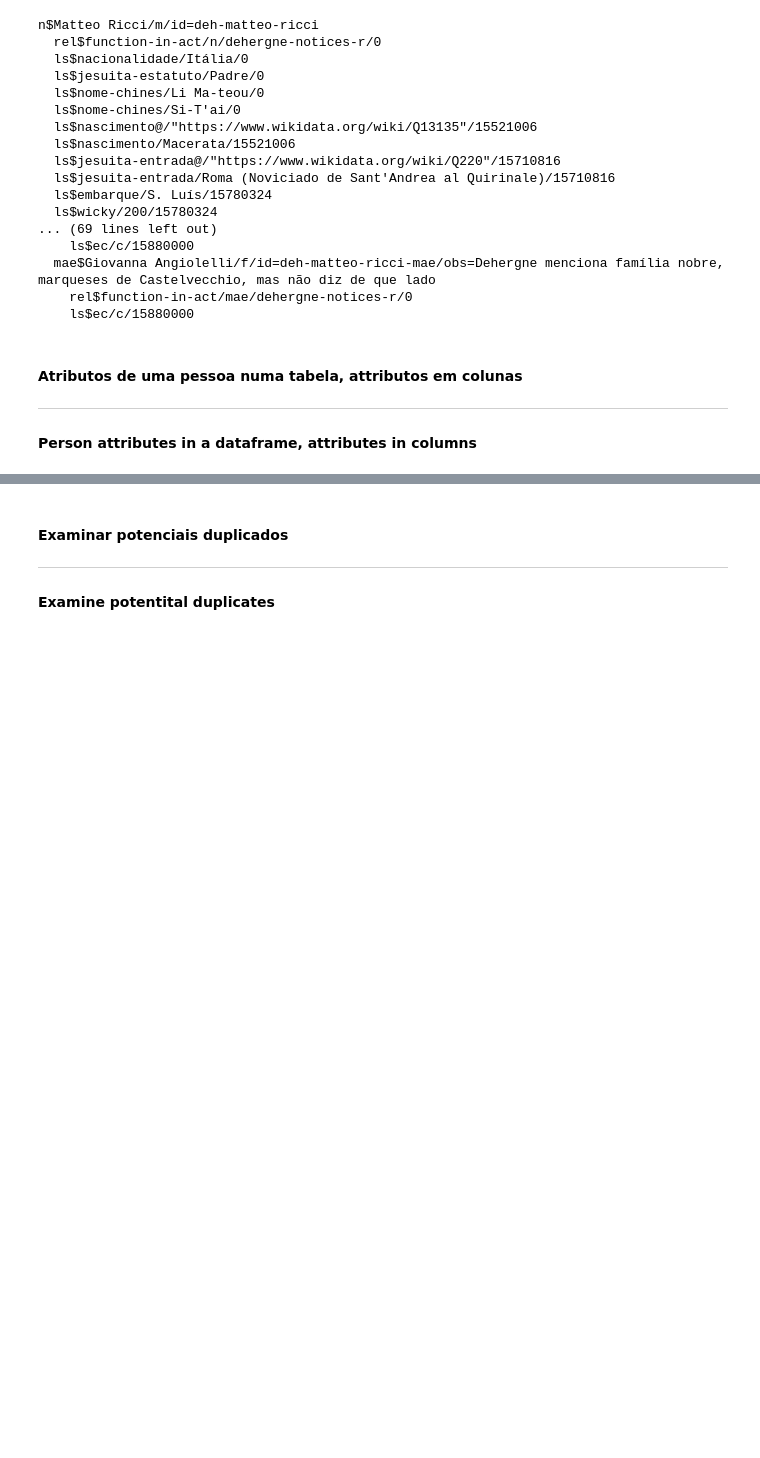
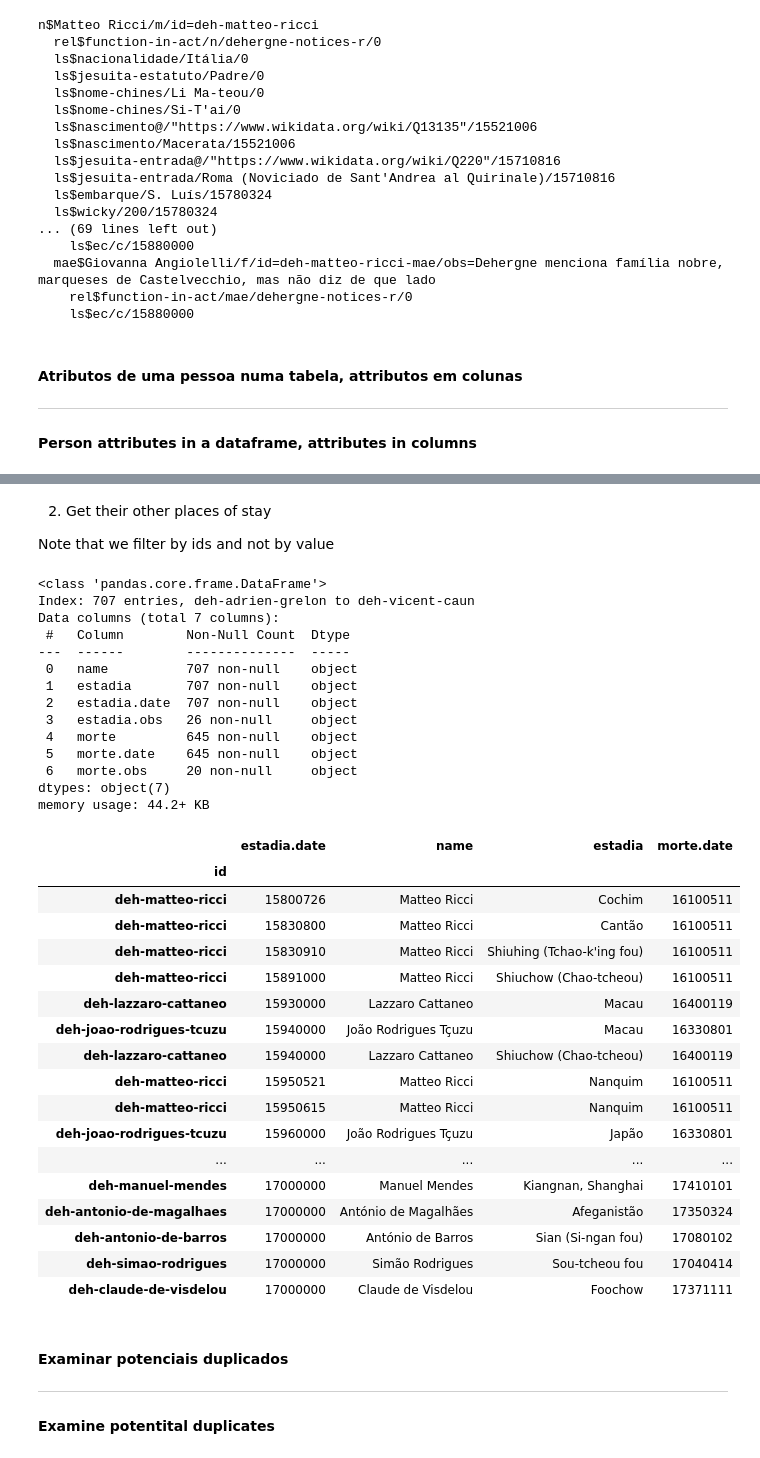
Before and after one commit to joaquimrcarvalho/dehergne-locations, a Jupyter notebook: notebooks/0-tutorial.ipynb, the cells around one changed output, grey strips where cells are left out. Saved outputs shown, nothing was run; the diff lists cells and outputs as text; code cells hidden in the pictures; blank space fills up the shorter version.

```diff
--- a/notebooks/0-tutorial.ipynb
+++ b/notebooks/0-tutorial.ipynb
@@ -588,0 +596,3 @@ memory usage: 1.4+ KB
+# %%
+beijing_ids = df.index.unique()
+print(beijing_ids)
@@ -589,3 +611,53 @@ memory usage: 1.4+ KB
+# %% [markdown]
+2. Get their other places of stay
+
+Note that we filter by ids and not by value
+# %%
+df = entities_with_attribute(
+                    entity_type='person',
+                    the_type='estadia',  # we need a base attribute
+                    more_info=['name'],
+                    more_cols=['morte'],
+                    dates_in=('1580','1788'),
+                    filter_by=list(beijing_ids),
+                    db=tlnb.db,
+                    sql_echo=False)
+view_cols = ['estadia.date','name','estadia','morte.date']
+df.info()
+df[view_cols].sort_values('estadia.date')
+# %% [output]
+<class 'pandas.core.frame.DataFrame'>
+Index: 707 entries, deh-adrien-grelon to deh-vicent-caun
+Data columns (total 7 columns):
+ #   Column        Non-Null Count  Dtype
+---  ------        --------------  -----
+ 0   name          707 non-null    object
+ 1   estadia       707 non-null    object
+ 2   estadia.date  707 non-null    object
+ 3   estadia.obs   26 non-null     object
+ 4   morte         645 non-null    object
+ 5   morte.date    645 non-null    object
+ 6   morte.obs     20 non-null     object
+dtypes: object(7)
+memory usage: 44.2+ KB
+|  | estadia.date | name | estadia | morte.date |
+| id |  |  |  |  |
+| deh-matteo-ricci | 15800726 | Matteo Ricci | Cochim | 16100511 |
+| deh-matteo-ricci | 15830800 | Matteo Ricci | Cantão | 16100511 |
+| deh-matteo-ricci | 15830910 | Matteo Ricci | Shiuhing (Tchao-k'ing fou) | 16100511 |
+| deh-matteo-ricci | 15891000 | Matteo Ricci | Shiuchow (Chao-tcheou) | 16100511 |
+| deh-lazzaro-cattaneo | 15930000 | Lazzaro Cattaneo | Macau | 16400119 |
+| deh-joao-rodrigues-tcuzu | 15940000 | João Rodrigues Tçuzu | Macau | 16330801 |
+| deh-lazzaro-cattaneo | 15940000 | Lazzaro Cattaneo | Shiuchow (Chao-tcheou) | 16400119 |
+| deh-matteo-ricci | 15950521 | Matteo Ricci | Nanquim | 16100511 |
+| deh-matteo-ricci | 15950615 | Matteo Ricci | Nanquim | 16100511 |
+| deh-joao-rodrigues-tcuzu | 15960000 | João Rodrigues Tçuzu | Japão | 16330801 |
+| ... | ... | ... | ... | ... |
+| deh-manuel-mendes | 17000000 | Manuel Mendes | Kiangnan, Shanghai | 17410101 |
+| deh-antonio-de-magalhaes | 17000000 | António de Magalhães | Afeganistão | 17350324 |
+| deh-antonio-de-barros | 17000000 | António de Barros | Sian (Si-ngan fou) | 17080102 |
+| deh-simao-rodrigues | 17000000 | Simão Rodrigues | Sou-tcheou fou | 17040414 |
+| deh-claude-de-visdelou | 17000000 | Claude de Visdelou | Foochow | 17371111 |
 # %% [markdown]
 #### Examinar potenciais duplicados
 
```
Also changed, not shown: parts of 3 cells of this notebook, 1 other file.
